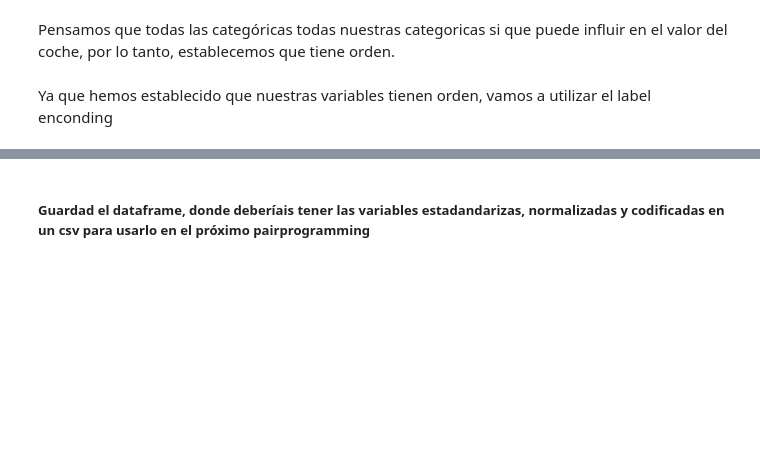
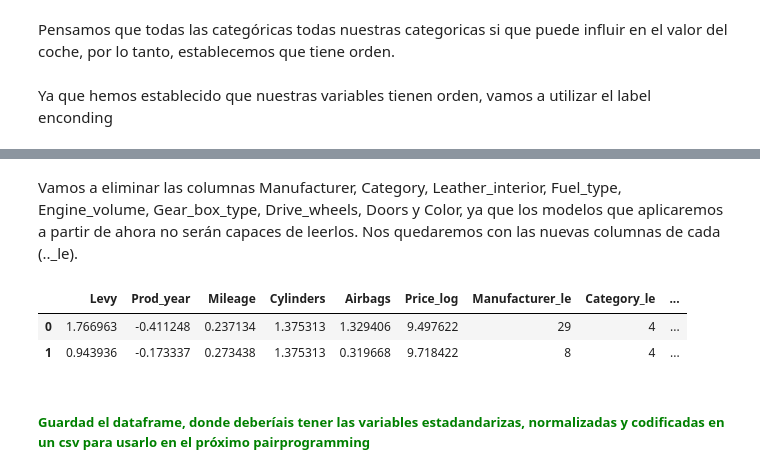
Before and after one commit to Adalab/DA-PROMO-B-MODULO-3-SPRINT-1-ANAIS-ARIANA, a Jupyter notebook: regresion_lineal/RegresiónLineal8.ipynb, the cells around one changed output, grey strips where cells are left out. Cells and saved outputs as stored; diff of their text form; code cells hidden in the pictures; blank space fills up the shorter version.

```diff
--- a/regresion_lineal/RegresiónLineal8.ipynb
+++ b/regresion_lineal/RegresiónLineal8.ipynb
@@ -150,9 +150,18 @@ df.head()
 | 2 | -1.255121 | HONDA | -1.362894 | Hatchback | No | Petrol | 1.3 | 0.321884 | ... |
 | 3 | 0.606949 | FORD | -0.173337 | Jeep | Yes | Hybrid | 2.5 | 0.133949 | ... |
 | 4 | -0.291683 | HONDA | 0.540397 | Hatchback | Yes | Petrol | 1.3 | -0.332738 | ... |
+# %% [markdown]
+Vamos a eliminar las columnas Manufacturer, Category, Leather_interior, Fuel_type, Engine_volume, Gear_box_type, Drive_wheels, Doors y Color, ya que los modelos que aplicaremos a partir de ahora no serán capaces de leerlos. Nos quedaremos con las nuevas columnas de cada (.._le).
+# %%
+df.drop(["Manufacturer", "Category", "Leather_interior", "Fuel_type", "Engine_volume", "Gear_box_type", "Drive_wheels", "Doors", "Color"], axis = 1, inplace = True)
+df.head(2)
+# %% [output]
+|  | Levy | Prod_year | Mileage | Cylinders | Airbags | Price_log | Manufacturer_le | Category_le | ... |
+| 0 | 1.766963 | -0.411248 | 0.237134 | 1.375313 | 1.329406 | 9.497622 | 29 | 4 | ... |
+| 1 | 0.943936 | -0.173337 | 0.273438 | 1.375313 | 0.319668 | 9.718422 | 8 | 4 | ... |
 # %% [markdown]
 
-##### Guardad el dataframe, donde deberíais tener las variables estadandarizas, normalizadas y codificadas en un csv para usarlo en el próximo pairprogramming
+##### <font color=green> Guardad el dataframe, donde deberíais tener las variables estadandarizas, normalizadas y codificadas en un csv para usarlo en el próximo pairprogramming
 # %%
 df.to_pickle('datos/cars_price_norm_est_cod.pkl')
 # %%
```
Also changed, not shown: parts of 1 cell of this notebook, 10 other files.
